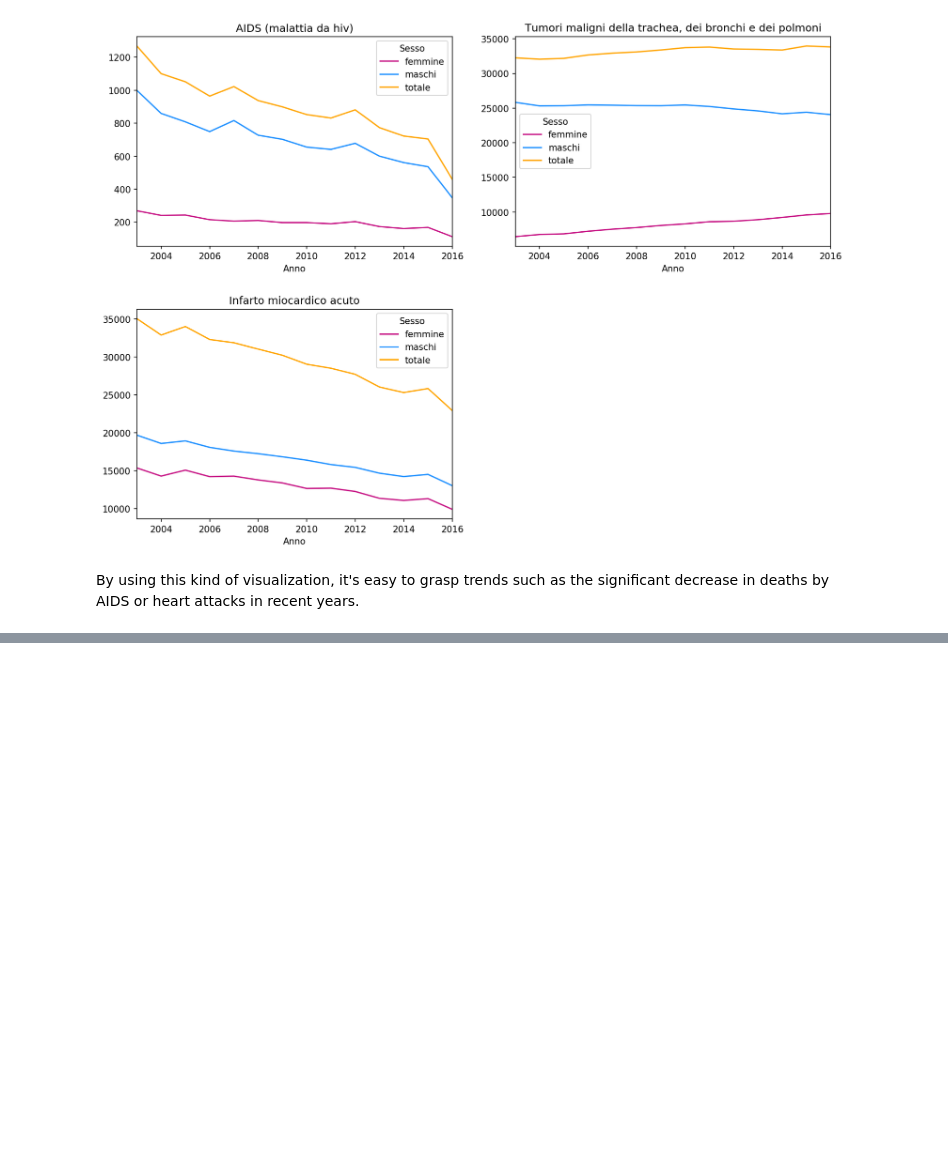
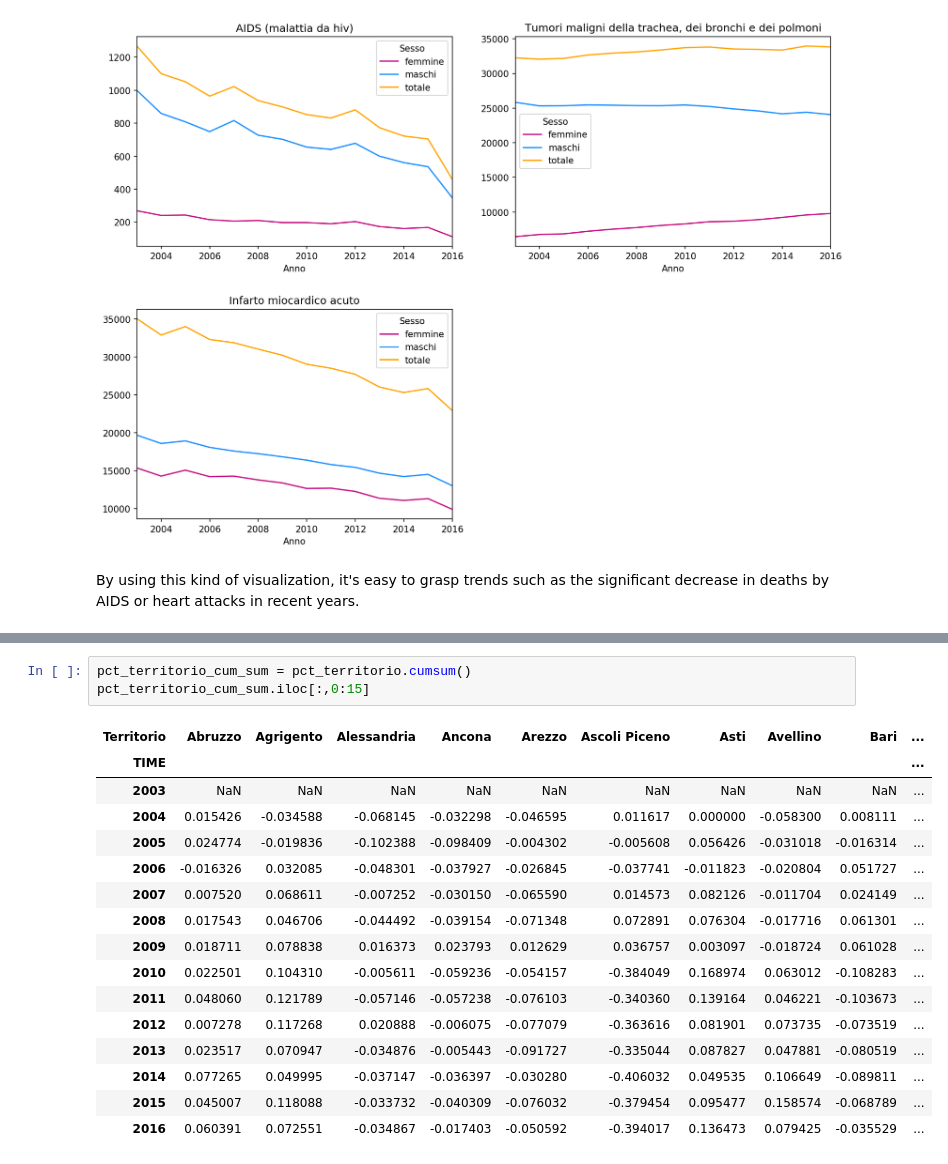
Before and after one commit to pagopa-archive/nteract-on-ckan, a Jupyter notebook: open-notebooks-example/italy_mortality.ipynb, the cells around one changed output, grey strips where cells are left out. Drawn from its saved outputs; the diff is of its cells as text; blank space fills up the shorter version.

```diff
--- a/open-notebooks-example/italy_mortality.ipynb
+++ b/open-notebooks-example/italy_mortality.ipynb
@@ -281,0 +429,20 @@ By using this kind of visualization, it's easy to grasp trends such as the signi
+# %%
+pct_territorio_cum_sum = pct_territorio.cumsum()
+pct_territorio_cum_sum.iloc[:,0:15]
+# %% [output]
+| Territorio | Abruzzo | Agrigento | Alessandria | Ancona | Arezzo | Ascoli Piceno | Asti | Avellino | Bari | ... |
+| TIME |  |  |  |  |  |  |  |  |  | ... |
+| 2003 | NaN | NaN | NaN | NaN | NaN | NaN | NaN | NaN | NaN | ... |
+| 2004 | 0.015426 | -0.034588 | -0.068145 | -0.032298 | -0.046595 | 0.011617 | 0.000000 | -0.058300 | 0.008111 | ... |
+| 2005 | 0.024774 | -0.019836 | -0.102388 | -0.098409 | -0.004302 | -0.005608 | 0.056426 | -0.031018 | -0.016314 | ... |
+| 2006 | -0.016326 | 0.032085 | -0.048301 | -0.037927 | -0.026845 | -0.037741 | -0.011823 | -0.020804 | 0.051727 | ... |
+| 2007 | 0.007520 | 0.068611 | -0.007252 | -0.030150 | -0.065590 | 0.014573 | 0.082126 | -0.011704 | 0.024149 | ... |
+| 2008 | 0.017543 | 0.046706 | -0.044492 | -0.039154 | -0.071348 | 0.072891 | 0.076304 | -0.017716 | 0.061301 | ... |
+| 2009 | 0.018711 | 0.078838 | 0.016373 | 0.023793 | 0.012629 | 0.036757 | 0.003097 | -0.018724 | 0.061028 | ... |
+| 2010 | 0.022501 | 0.104310 | -0.005611 | -0.059236 | -0.054157 | -0.384049 | 0.168974 | 0.063012 | -0.108283 | ... |
+| 2011 | 0.048060 | 0.121789 | -0.057146 | -0.057238 | -0.076103 | -0.340360 | 0.139164 | 0.046221 | -0.103673 | ... |
+| 2012 | 0.007278 | 0.117268 | 0.020888 | -0.006075 | -0.077079 | -0.363616 | 0.081901 | 0.073735 | -0.073519 | ... |
+| 2013 | 0.023517 | 0.070947 | -0.034876 | -0.005443 | -0.091727 | -0.335044 | 0.087827 | 0.047881 | -0.080519 | ... |
+| 2014 | 0.077265 | 0.049995 | -0.037147 | -0.036397 | -0.030280 | -0.406032 | 0.049535 | 0.106649 | -0.089811 | ... |
+| 2015 | 0.045007 | 0.118088 | -0.033732 | -0.040309 | -0.076032 | -0.379454 | 0.095477 | 0.158574 | -0.068789 | ... |
+| 2016 | 0.060391 | 0.072551 | -0.034867 | -0.017403 | -0.050592 | -0.394017 | 0.136473 | 0.079425 | -0.035529 | ... |
```
Also changed, not shown: parts of 10 cells of this notebook, 1 other file.
